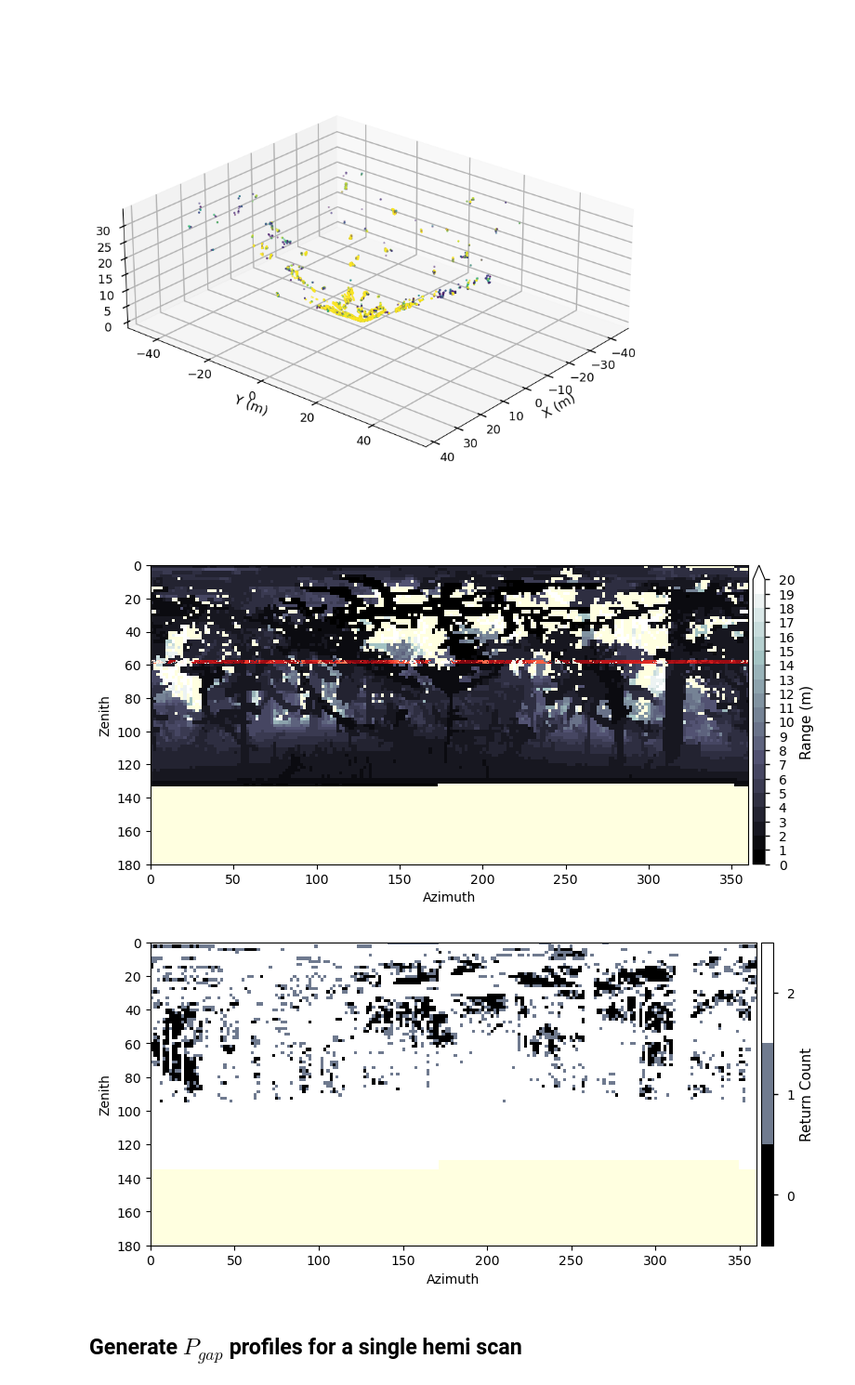
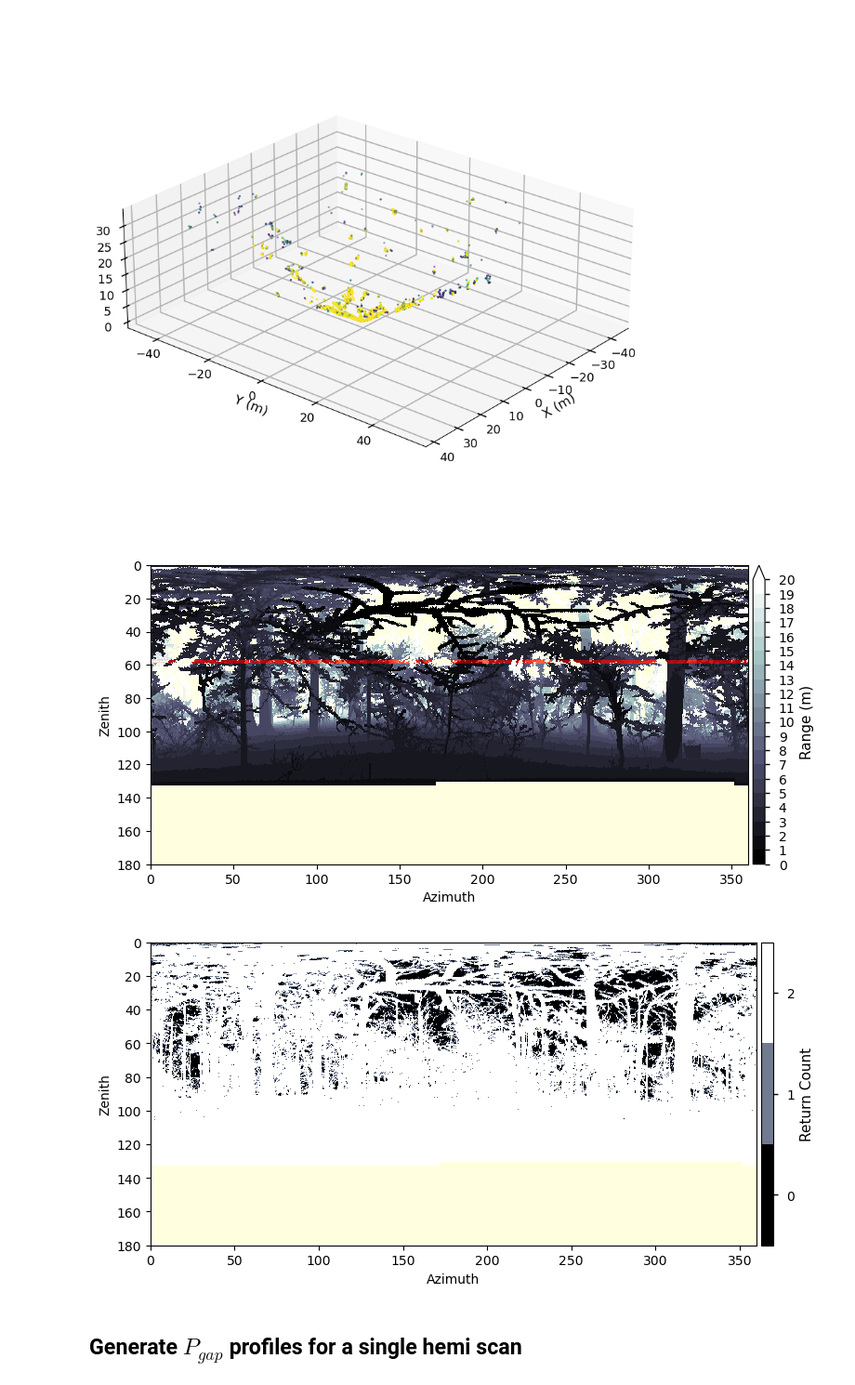
Before and after one commit to armstonj/pylidar-tls-canopy, a Jupyter notebook: notebooks/03_leaf_example.ipynb, the cells around one changed output. Shown at 93% size. Drawn from its saved outputs; the diff is of its cells as text; code cells hidden in the pictures.

```diff
--- a/notebooks/03_leaf_example.ipynb
+++ b/notebooks/03_leaf_example.ipynb
@@ -180,7 +180,7 @@ plot_xyz(df.x1[valid], df.y1[valid], df.z1[valid], df.intensity1[valid],
 [figure]
 # %%
 # Resolution should be 0.45 (high), 0.9 (medium) or 1.8 (low) for hemi scans
-leaf_hemi_grid = grid.grid_leaf_spherical(hemi_file, 1.8, attribute='range1',
+leaf_hemi_grid = grid.grid_leaf_spherical(hemi_file, 0.45, attribute='range1',
     method='MIN', sensor_height=1.5)
 
 leaf_hinge_grid = grid.grid_leaf_spherical(hinge_file, 0.45, attribute='range1',
@@ -190,16 +190,16 @@ plot_leaf_grid(leaf_hemi_grid, label='Range (m)', clim=[0,20], figsize=(8,6),
                nbins=20, cmap='bone', extent=[0,360,180,0], inset=leaf_hinge_grid,
                xlabel='Azimuth', ylabel='Zenith', facecolor='lightyellow', inset_cmap='Reds_r')
 # %% [output]
-[figure, old version]
+[figure, new version]
 # %%
-leaf_spherical_grid = grid.grid_leaf_spherical(hemi_csv_list[0], 1.8, attribute='target_count',
+leaf_spherical_grid = grid.grid_leaf_spherical(hemi_file, 0.45, attribute='target_count',
     method='MIN', sensor_height=1.5)
 
 plot_leaf_grid(leaf_spherical_grid, label='Return Count', clim=[-0.5,2.5], figsize=(8,6),
                nbins=3, cmap='bone', extent=[0,360,180,0], xlabel='Azimuth',
                ylabel='Zenith', facecolor='lightyellow', extend='neither')
 # %% [output]
-[figure, old version]
+[figure, new version]
 # %% [markdown]
 ## Generate $P_{gap}$ profiles for a single hemi scan
 # %% [markdown]
```
Also changed, not shown: parts of 3 cells of this notebook, 1 other file.
